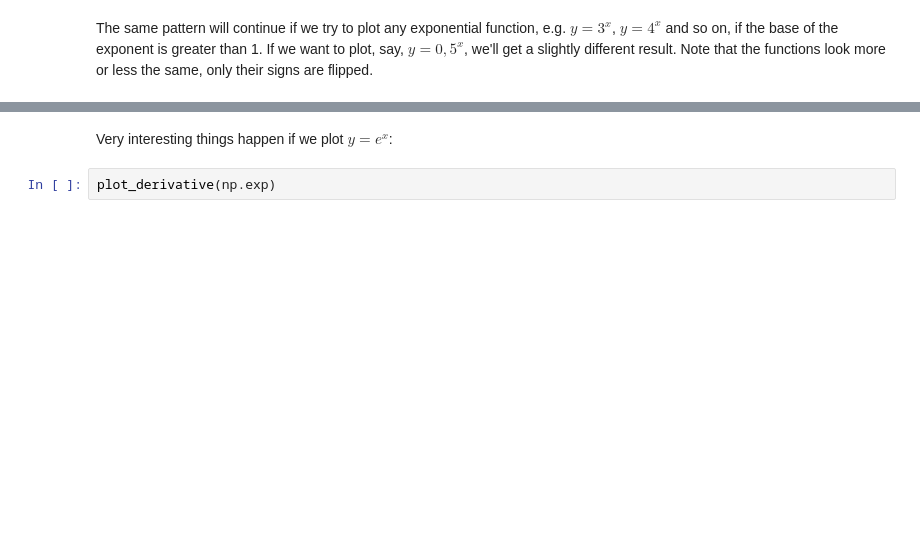
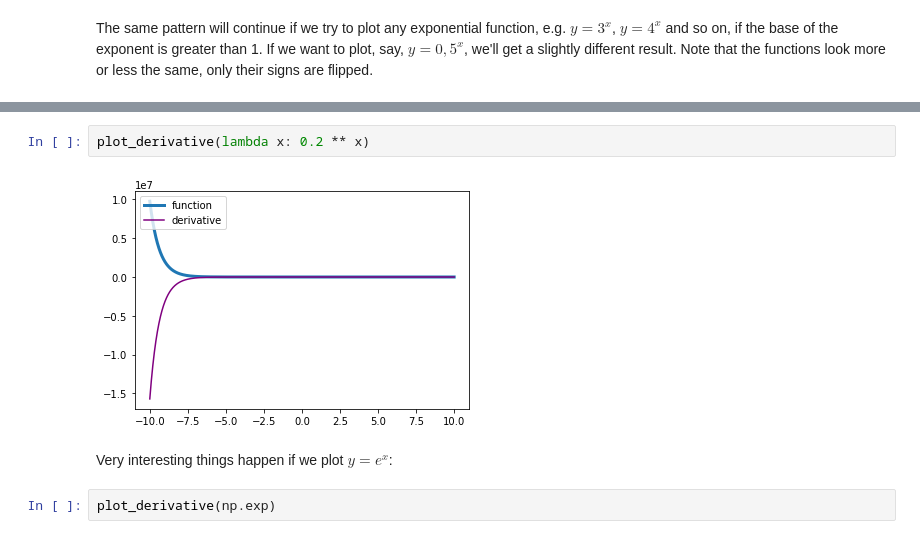
Before and after one commit to petardmnv/Math-Concepts-for-Developers, a Jupyter notebook: 08. Calculus-Exercise/Calculus Exercise.ipynb, the cells around one changed output, grey strips where cells are left out. Cells and saved outputs as stored; diff of their text form; blank space fills up the shorter version.

```diff
--- a/08. Calculus-Exercise/Calculus Exercise.ipynb
+++ b/08. Calculus-Exercise/Calculus Exercise.ipynb
@@ -185,3 +230,7 @@ plot_derivative(lambda x: 0.5 ** x)
+# %%
+plot_derivative(lambda x: 0.2 ** x)
+# %% [output]
+[figure, added]
 # %% [markdown]
 Very interesting things happen if we plot $y = e^x$:
 # %%
```
Also changed, not shown: parts of 16 cells of this notebook.
